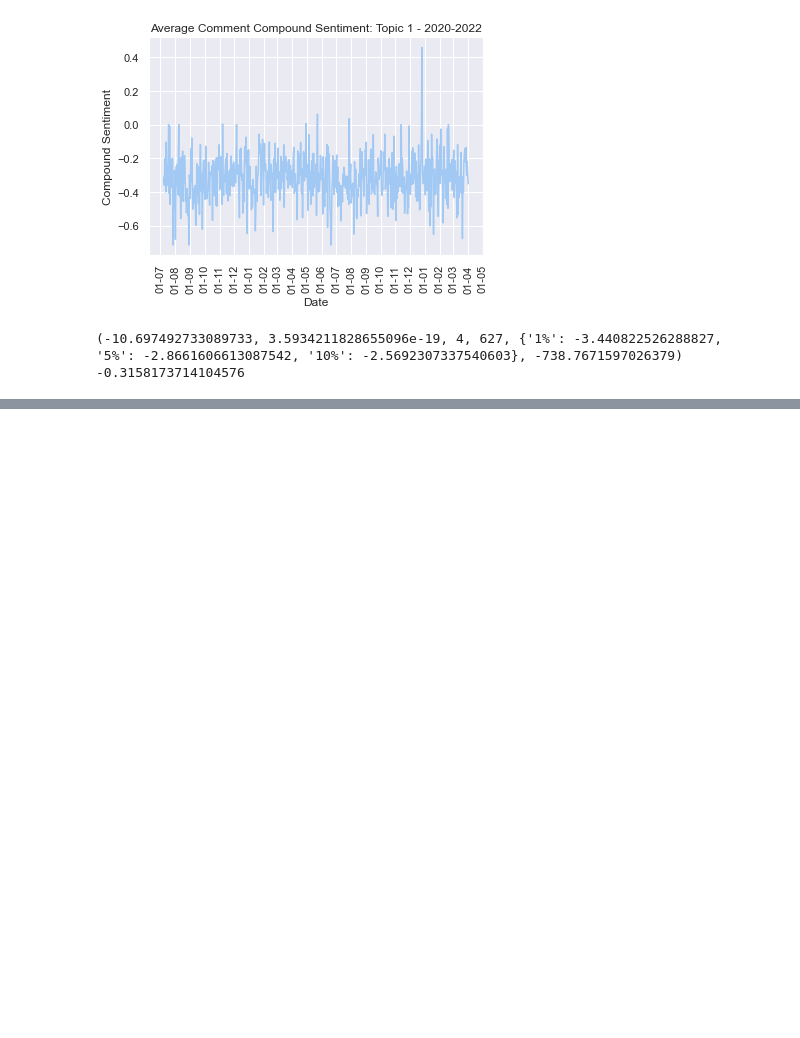
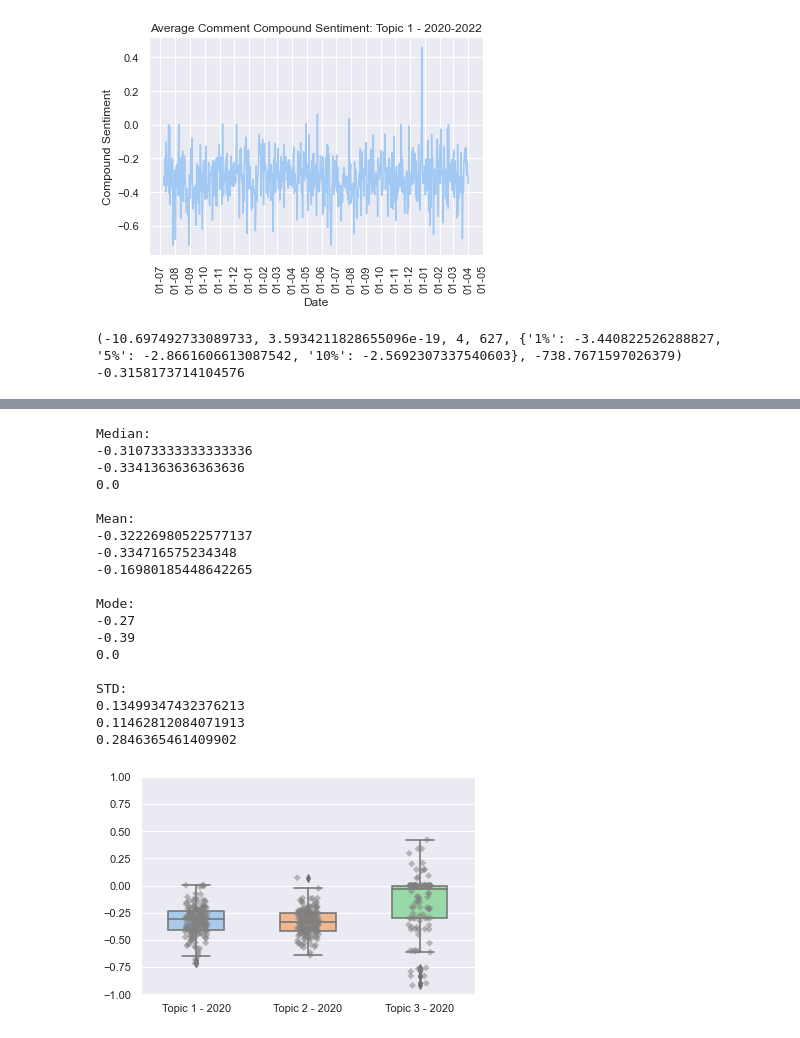
Before and after one commit to FabianUlrich96/Master-Thesis, a Jupyter notebook: Twitter/twitter_analysis.ipynb, the cells around one changed output, grey strips where cells are left out. Cells and saved outputs as stored; diff of their text form; code cells hidden in the pictures; blank space fills up the shorter version.

Commit message:
updated Twitter analysis with boxplots for the sentiment

```diff
--- a/Twitter/twitter_analysis.ipynb
+++ b/Twitter/twitter_analysis.ipynb
@@ -1716,7 +1716,7 @@ print(inner_join)
 
 [264 rows x 8 columns]
 # %%
-work_dir = "C:/Users/fabia/OneDrive - Otto-Friedrich-Universität Bamberg/Master/Masterarbeit/Data/Twitter"
+work_dir = "D:/OneDrive - Otto-Friedrich-Universität Bamberg/Master/Masterarbeit/Data/Twitter/"
 
 topic_0_df = pd.read_csv(work_dir + "/topic_0-with_sentiment.csv")
 topic_1_df = pd.read_csv(work_dir + "/topic_1-with_sentiment.csv")
@@ -1833,0 +1858,8 @@ Name: compound, Length: 512, dtype: float64
+# %%
+topic_1_df_20 = topic_1_df.loc[(topic_1_df['date']>=start.date()) & (topic_1_df['date']<= end.date())]
+topic_1_df_21 = topic_1_df.loc[(topic_1_df['date']>=start_21.date()) & (topic_1_df['date']<= end_21.date())]
+topic_1_df_22 = topic_1_df.loc[(topic_1_df['date']>=start_22.date()) & (topic_1_df['date']<= end_22.date())]
+# %%
+topic_2_df_20 = topic_2_df.loc[(topic_2_df['date']>=start.date()) & (topic_2_df['date']<= end.date())]
+topic_2_df_21 = topic_2_df.loc[(topic_2_df['date']>=start_21.date()) & (topic_2_df['date']<= end_21.date())]
+topic_2_df_22 = topic_2_df.loc[(topic_2_df['date']>=start_22.date()) & (topic_2_df['date']<= end_22.date())]
@@ -1833,0 +1883,56 @@ Name: compound, Length: 512, dtype: float64
+# %%
+topic_0_df_20_list = topic_0_df_20['compound'].tolist()
+topic_1_df_20_list = topic_1_df_20['compound'].tolist()
+topic_2_df_20_list = topic_2_df_20['compound'].tolist()
+
+
+tweets_year_2020_df = pd.DataFrame({'Topic 1 - 2020': pd.Series(topic_0_df_20_list), 'Topic 2 - 2020': pd.Series(topic_1_df_20_list), 'Topic 3 - 2020': pd.Series(topic_2_df_20_list)})
+# %%
+# Tweets 2020
+tweets_bplot_20 = sns.boxplot(data=tweets_year_2020_df,
+                 width=0.5, palette="pastel")
+plt.ylim(-1, 1)
+
+replies_bplot_20=sns.stripplot(data=tweets_year_2020_df,
+                   jitter=True,
+                   marker='D',
+                   alpha=0.5,
+                   color='grey')
+
+print("\nMedian: ")
+print(statistics.median(tweets_year_2020_df['Topic 1 - 2020']))
+print(statistics.median(tweets_year_2020_df['Topic 2 - 2020']))
+print(statistics.median(tweets_year_2020_df['Topic 3 - 2020']))
+print("\nMean: ")
+print(np.nanmean(tweets_year_2020_df['Topic 1 - 2020']))
+print(np.nanmean(tweets_year_2020_df['Topic 2 - 2020']))
+print(np.nanmean(tweets_year_2020_df['Topic 3 - 2020']))
+print("\nMode: ")
+print(statistics.mode(round(tweets_year_2020_df['Topic 1 - 2020'], 2)))
+print(statistics.mode(round(tweets_year_2020_df['Topic 2 - 2020'], 2)))
+print(statistics.mode(round(tweets_year_2020_df['Topic 3 - 2020'], 2)))
+print("\nSTD: ")
+print(np.nanstd(tweets_year_2020_df['Topic 1 - 2020']))
+print(np.nanstd(tweets_year_2020_df['Topic 2 - 2020']))
+print(np.nanstd(tweets_year_2020_df['Topic 3 - 2020']))
+# %% [output]
+Median:
+-0.31073333333333336
+-0.3341363636363636
+0.0
+
+Mean:
+-0.32226980522577137
+-0.334716575234348
+-0.16980185448642265
+
+Mode:
+-0.27
+-0.39
+0.0
+
+STD:
+0.13499347432376213
+0.11462812084071913
+0.2846365461409902
+[figure, added]
```
Also changed, not shown: parts of 9 cells of this notebook.
